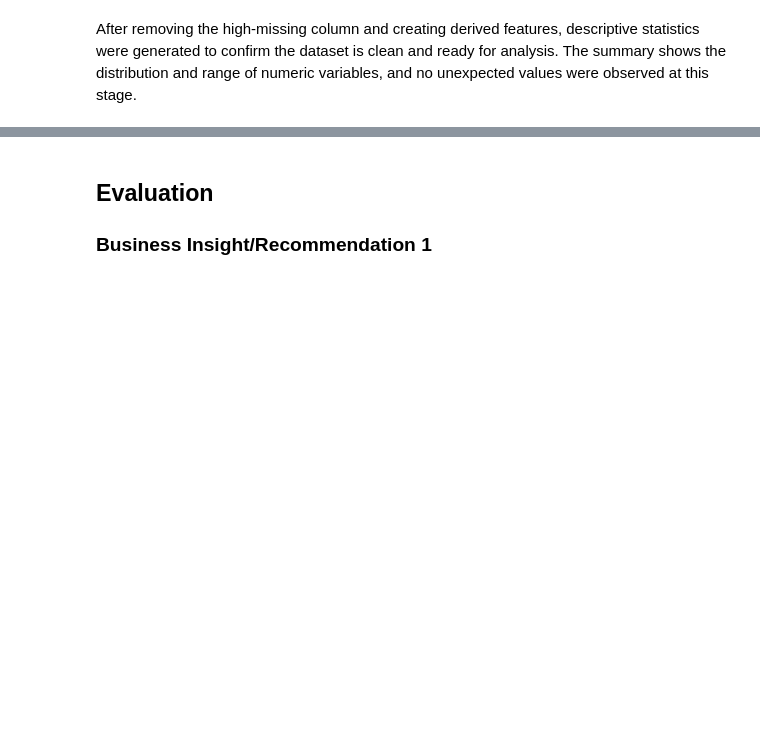
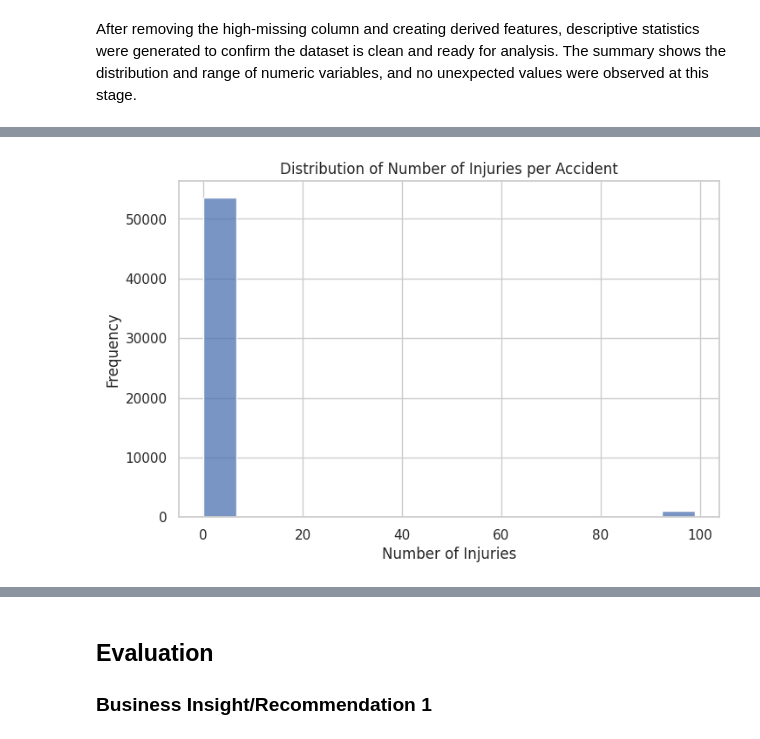
Before and after one commit to Bhojraj123/DS_Capstone_US_Traffic_Accident, a Jupyter notebook: DS_Capstone_Notebook.ipynb, the cells around one changed output, grey strips where cells are left out. Saved outputs shown, nothing was run; the diff lists cells and outputs as text; code cells hidden in the pictures; blank space fills up the shorter version.

```diff
--- a/DS_Capstone_Notebook.ipynb
+++ b/DS_Capstone_Notebook.ipynb
@@ -126,0 +177,10 @@ Text here
+# %%
+#What patterns can help reduce accident risks?
+plt.figure(figsize=(8,5))
+sns.histplot(df["NUM_INJ"], bins=15)
+plt.title("Distribution of Number of Injuries per Accident")
+plt.xlabel("Number of Injuries")
+plt.ylabel("Frequency")
+plt.show()
+# %% [output]
+[figure, added]
```
Also changed, not shown: parts of 11 cells of this notebook.
